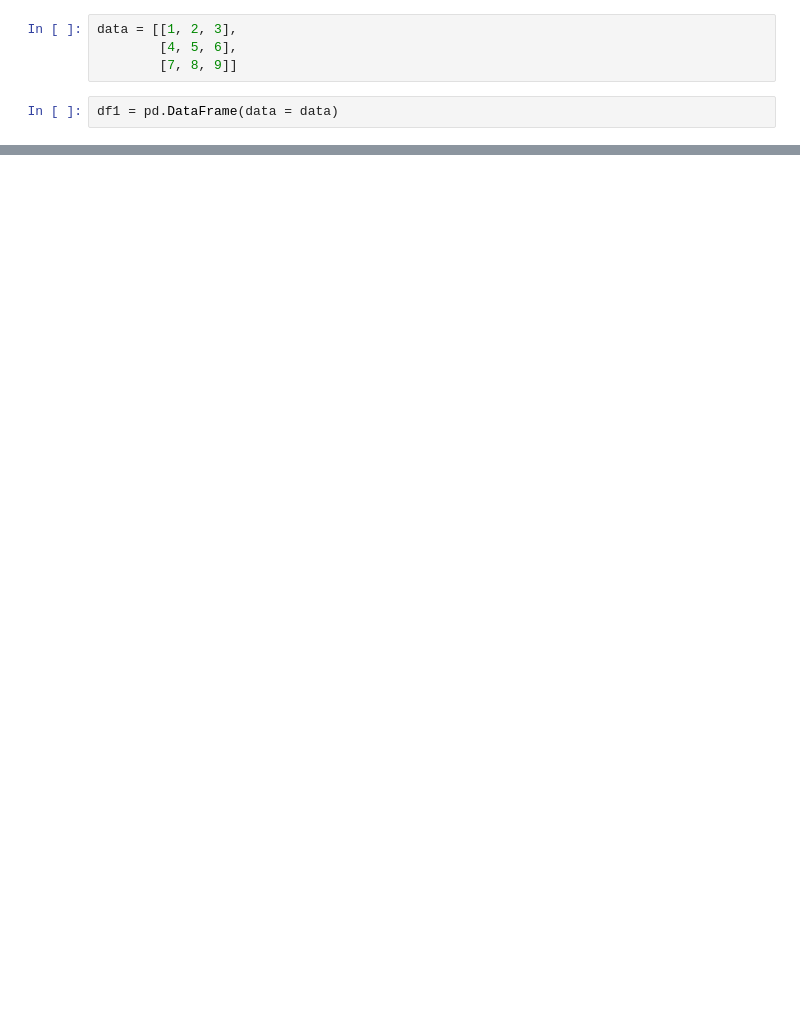
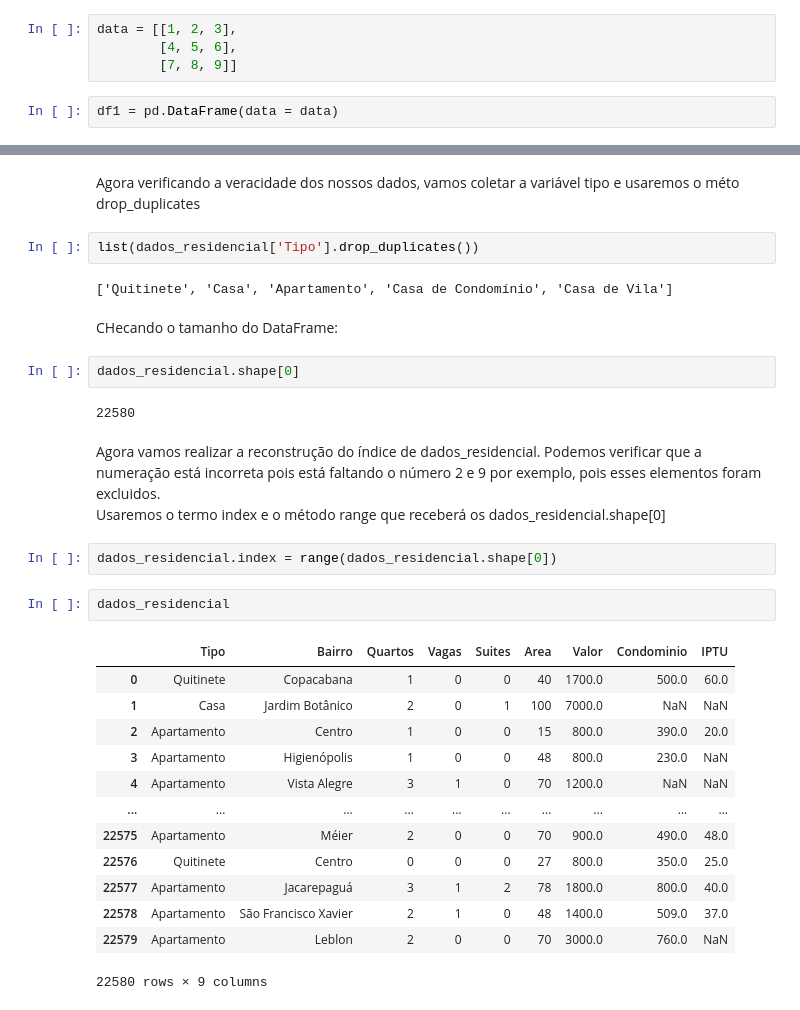
Before and after one commit to barbnrosa/data-science, a Jupyter notebook: curso2_python_pandas/python_pandas.ipynb, the cells around one changed output, grey strips where cells are left out. Saved outputs shown, nothing was run; the diff lists cells and outputs as text; blank space fills up the shorter version.

```diff
--- a/curso2_python_pandas/python_pandas.ipynb
+++ b/curso2_python_pandas/python_pandas.ipynb
@@ -415,0 +293,33 @@ df1
+# %% [markdown]
+Agora verificando a veracidade dos nossos dados, vamos coletar a variável tipo e usaremos o méto drop_duplicates
+# %%
+list(dados_residencial['Tipo'].drop_duplicates())
+# %% [output]
+['Quitinete', 'Casa', 'Apartamento', 'Casa de Condomínio', 'Casa de Vila']
+# %% [markdown]
+CHecando o tamanho do DataFrame:
+# %%
+dados_residencial.shape[0]
+# %% [output]
+22580
+# %% [markdown]
+Agora vamos realizar a reconstrução do índice de dados_residencial. Podemos verificar que a numeração está incorreta pois está faltando o número 2 e 9 por exemplo, pois esses elementos foram excluidos.
+Usaremos o termo index e o método range que receberá os dados_residencial.shape[0]
+# %%
+dados_residencial.index = range(dados_residencial.shape[0])
+# %%
+dados_residencial
+# %% [output]
+|  | Tipo | Bairro | Quartos | Vagas | Suites | Area | Valor | Condominio | IPTU |
+| 0 | Quitinete | Copacabana | 1 | 0 | 0 | 40 | 1700.0 | 500.0 | 60.0 |
+| 1 | Casa | Jardim Botânico | 2 | 0 | 1 | 100 | 7000.0 | NaN | NaN |
+| 2 | Apartamento | Centro | 1 | 0 | 0 | 15 | 800.0 | 390.0 | 20.0 |
+| 3 | Apartamento | Higienópolis | 1 | 0 | 0 | 48 | 800.0 | 230.0 | NaN |
+| 4 | Apartamento | Vista Alegre | 3 | 1 | 0 | 70 | 1200.0 | NaN | NaN |
+| ... | ... | ... | ... | ... | ... | ... | ... | ... | ... |
+| 22575 | Apartamento | Méier | 2 | 0 | 0 | 70 | 900.0 | 490.0 | 48.0 |
+| 22576 | Quitinete | Centro | 0 | 0 | 0 | 27 | 800.0 | 350.0 | 25.0 |
+| 22577 | Apartamento | Jacarepaguá | 3 | 1 | 2 | 78 | 1800.0 | 800.0 | 40.0 |
+| 22578 | Apartamento | São Francisco Xavier | 2 | 1 | 0 | 48 | 1400.0 | 509.0 | 37.0 |
+| 22579 | Apartamento | Leblon | 2 | 0 | 0 | 70 | 3000.0 | 760.0 | NaN |
+22580 rows × 9 columns
```
Also changed, not shown: parts of 112 cells of this notebook, 1 other file.
